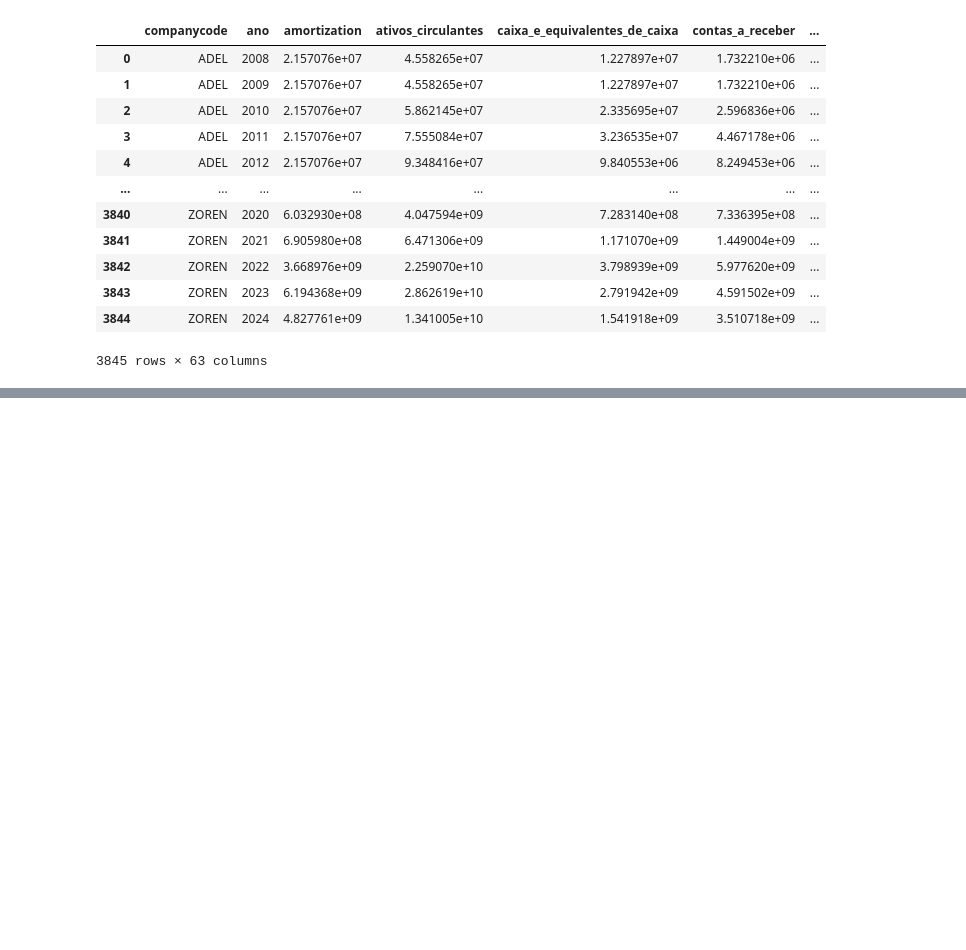
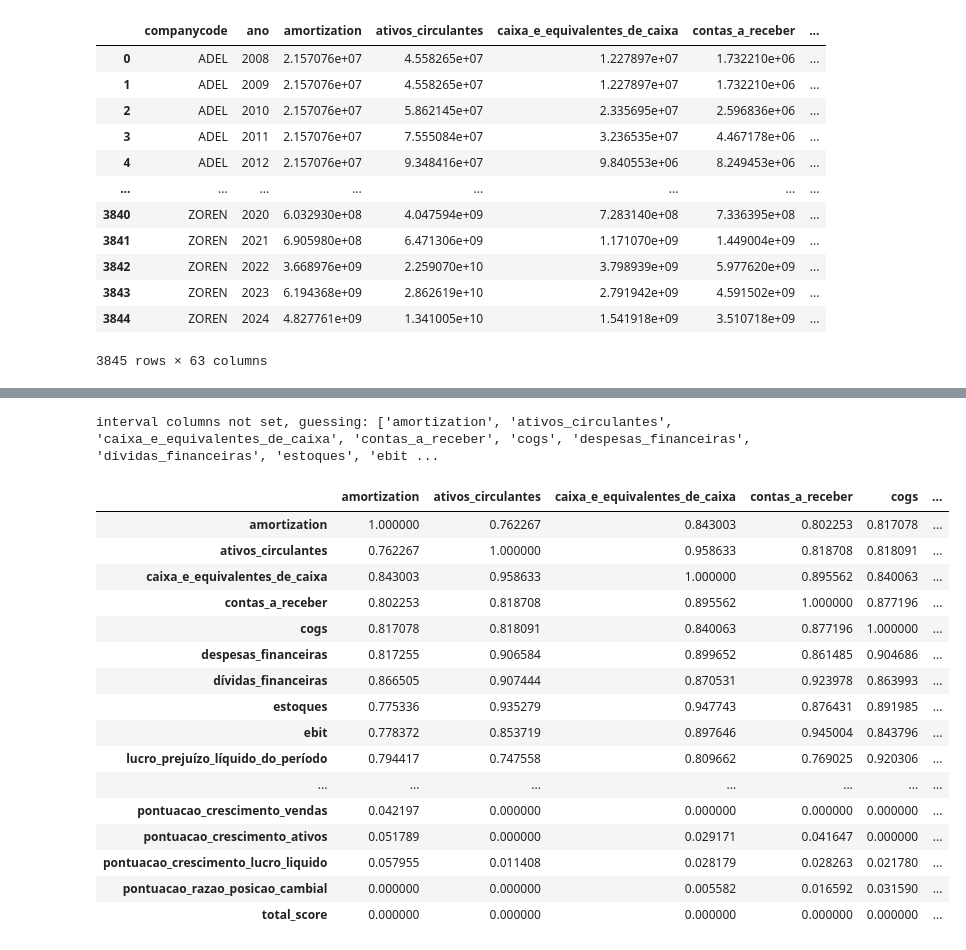
Before and after one commit to lgregs/TCC-CD-USP, a Jupyter notebook: data_preparation.ipynb, the cells around one changed output, grey strips where cells are left out. Cells and saved outputs as stored; diff of their text form; code cells hidden in the pictures; blank space fills up the shorter version.

```diff
--- a/data_preparation.ipynb
+++ b/data_preparation.ipynb
@@ -138,7 +138,8 @@ df_clean=df_clean.drop(columns=[
                                 'Receitas de Atividades de Investimento',
                                 'Valores de Caixa no Início do Período',
                                 'Variação nas Dívidas Financeiras',
-                                'Variação no Caixa e Equivalentes' ],axis=1)
+                                'Variação no Caixa e Equivalentes',
+                                'EBITDA'],axis=1)
 # %%
 print(df_clean.isnull().sum().to_string())
 # %% [output]
@@ -1202,0 +1138,3 @@ df_model
+# %%
+df_corr = df_model.copy()
+df_corr = df_corr.drop(columns=['companycode', 'ano'])
@@ -1202,0 +1165,24 @@ df_model
+# %%
+import phik
+from phik import resources, report
+phi_k_corr = df_corr.phik_matrix()
+phi_k_corr
+# %% [output]
+interval columns not set, guessing: ['amortization', 'ativos_circulantes', 'caixa_e_equivalentes_de_caixa', 'contas_a_receber', 'cogs', 'despesas_financeiras', 'dívidas_financeiras', 'estoques', 'ebit ...
+|  | amortization | ativos_circulantes | caixa_e_equivalentes_de_caixa | contas_a_receber | cogs | ... |
+| amortization | 1.000000 | 0.762267 | 0.843003 | 0.802253 | 0.817078 | ... |
+| ativos_circulantes | 0.762267 | 1.000000 | 0.958633 | 0.818708 | 0.818091 | ... |
+| caixa_e_equivalentes_de_caixa | 0.843003 | 0.958633 | 1.000000 | 0.895562 | 0.840063 | ... |
+| contas_a_receber | 0.802253 | 0.818708 | 0.895562 | 1.000000 | 0.877196 | ... |
+| cogs | 0.817078 | 0.818091 | 0.840063 | 0.877196 | 1.000000 | ... |
+| despesas_financeiras | 0.817255 | 0.906584 | 0.899652 | 0.861485 | 0.904686 | ... |
+| dívidas_financeiras | 0.866505 | 0.907444 | 0.870531 | 0.923978 | 0.863993 | ... |
+| estoques | 0.775336 | 0.935279 | 0.947743 | 0.876431 | 0.891985 | ... |
+| ebit | 0.778372 | 0.853719 | 0.897646 | 0.945004 | 0.843796 | ... |
+| lucro_prejuízo_líquido_do_período | 0.794417 | 0.747558 | 0.809662 | 0.769025 | 0.920306 | ... |
+| ... | ... | ... | ... | ... | ... | ... |
+| pontuacao_crescimento_vendas | 0.042197 | 0.000000 | 0.000000 | 0.000000 | 0.000000 | ... |
+| pontuacao_crescimento_ativos | 0.051789 | 0.000000 | 0.029171 | 0.041647 | 0.000000 | ... |
+| pontuacao_crescimento_lucro_liquido | 0.057955 | 0.011408 | 0.028179 | 0.028263 | 0.021780 | ... |
+| pontuacao_razao_posicao_cambial | 0.000000 | 0.000000 | 0.005582 | 0.016592 | 0.031590 | ... |
+| total_score | 0.000000 | 0.000000 | 0.000000 | 0.000000 | 0.000000 | ... |
```
Also changed, not shown: parts of 20 cells of this notebook, 5 other files.
